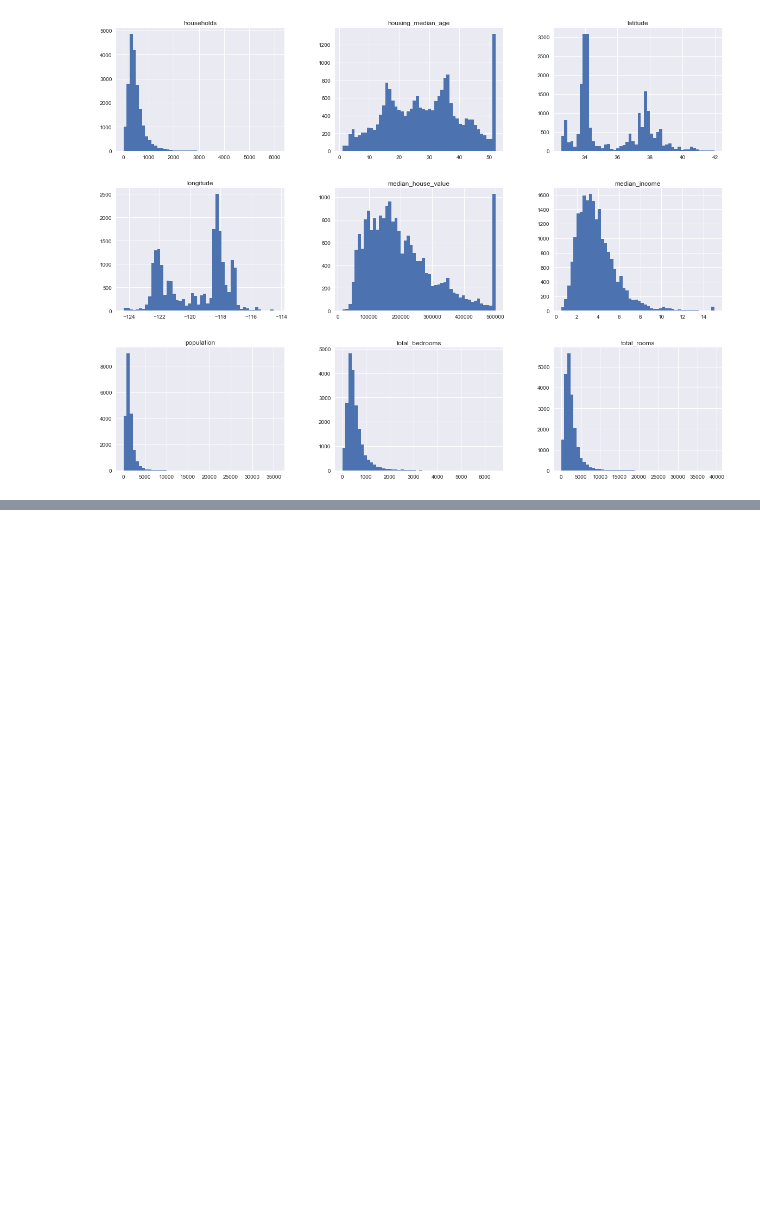
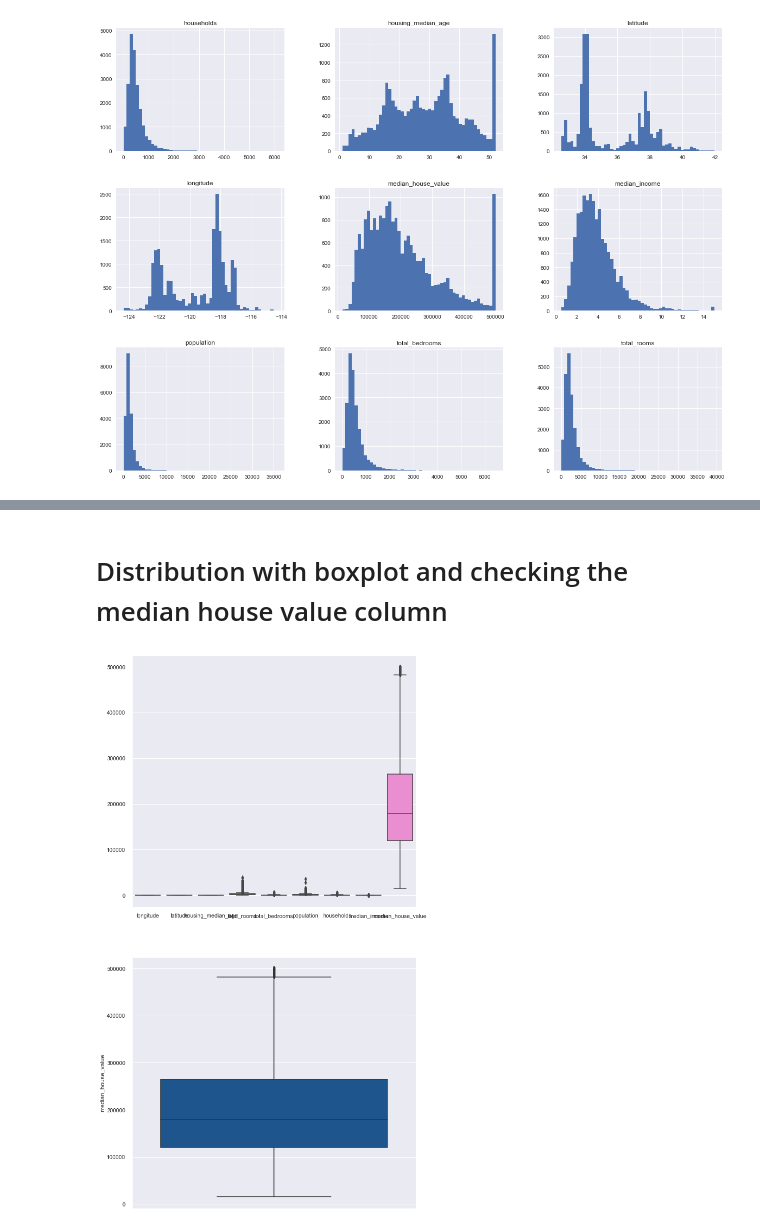
Before and after one commit to code-JOA/Housing-Project-Regression, a Jupyter notebook: notebook.ipynb, the cells around one changed output, grey strips where cells are left out. Drawn from its saved outputs; the diff is of its cells as text; code cells hidden in the pictures; blank space fills up the shorter version.

```diff
--- a/notebook.ipynb
+++ b/notebook.ipynb
@@ -124,0 +133,10 @@ plt.show()
+# %% [markdown]
+# Distribution with boxplot and checking the median house value column
+# %%
+fig, axes = plt.subplots(nrows=2,ncols=1)
+fig.set_size_inches(10, 20)
+sns.boxplot(data=data,orient="v",ax=axes[0])
+sns.boxplot(data=data,y="median_house_value",orient="pH",ax=axes[1])
+plt.show()
+# %% [output]
+[figure, added]
```
Also changed, not shown: parts of 9 cells of this notebook.
